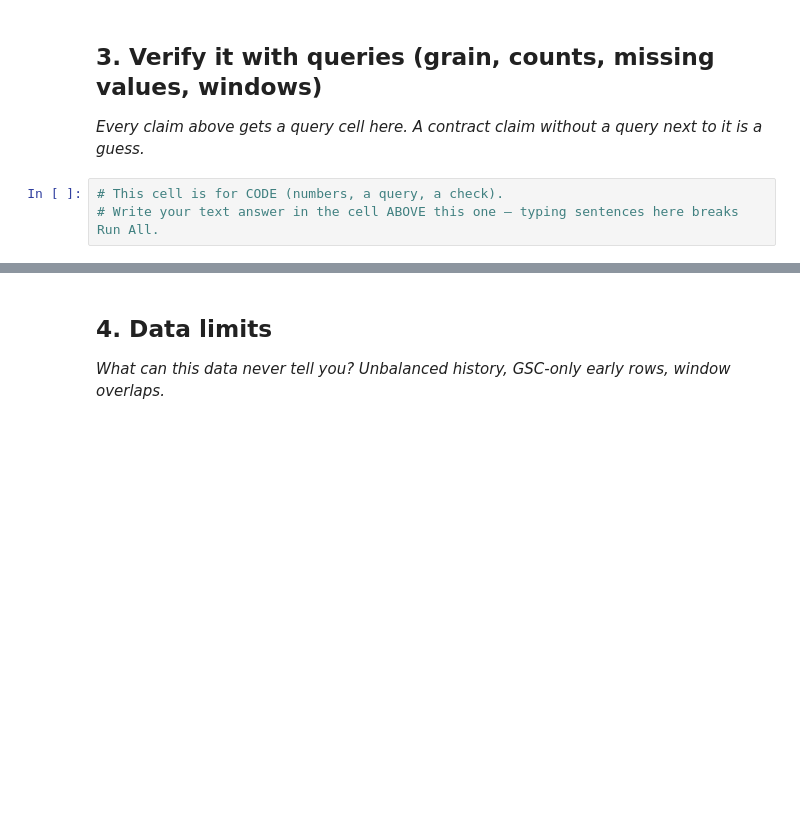
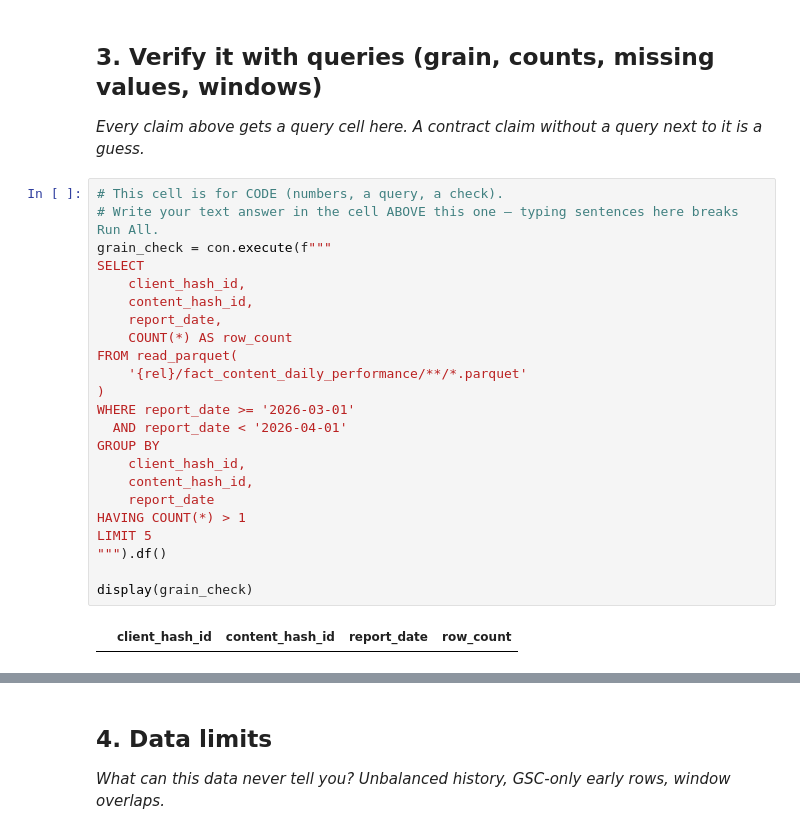
Before and after one commit to surajprai2111-ui/ML-assignment, a Jupyter notebook: work/notebooks/w03_data_contract.ipynb, the cells around one changed output, grey strips where cells are left out. Saved outputs shown, nothing was run; the diff lists cells and outputs as text; blank space fills up the shorter version.

```diff
--- a/work/notebooks/w03_data_contract.ipynb
+++ b/work/notebooks/w03_data_contract.ipynb
@@ -27,3 +105,25 @@ This skeleton is yours to fill. Work the sections **in order** — each one has
 # %%
 # This cell is for CODE (numbers, a query, a check).
 # Write your text answer in the cell ABOVE this one — typing sentences here breaks Run All.
+grain_check = con.execute(f"""
+SELECT
+    client_hash_id,
+    content_hash_id,
+    report_date,
+    COUNT(*) AS row_count
+FROM read_parquet(
+    '{rel}/fact_content_daily_performance/**/*.parquet'
+)
+WHERE report_date >= '2026-03-01'
+  AND report_date < '2026-04-01'
+GROUP BY
+    client_hash_id,
+    content_hash_id,
+    report_date
+HAVING COUNT(*) > 1
+LIMIT 5
+""").df()
+
+display(grain_check)
+# %% [output]
+|  | client_hash_id | content_hash_id | report_date | row_count |
```
Also changed, not shown: parts of 15 cells of this notebook.
